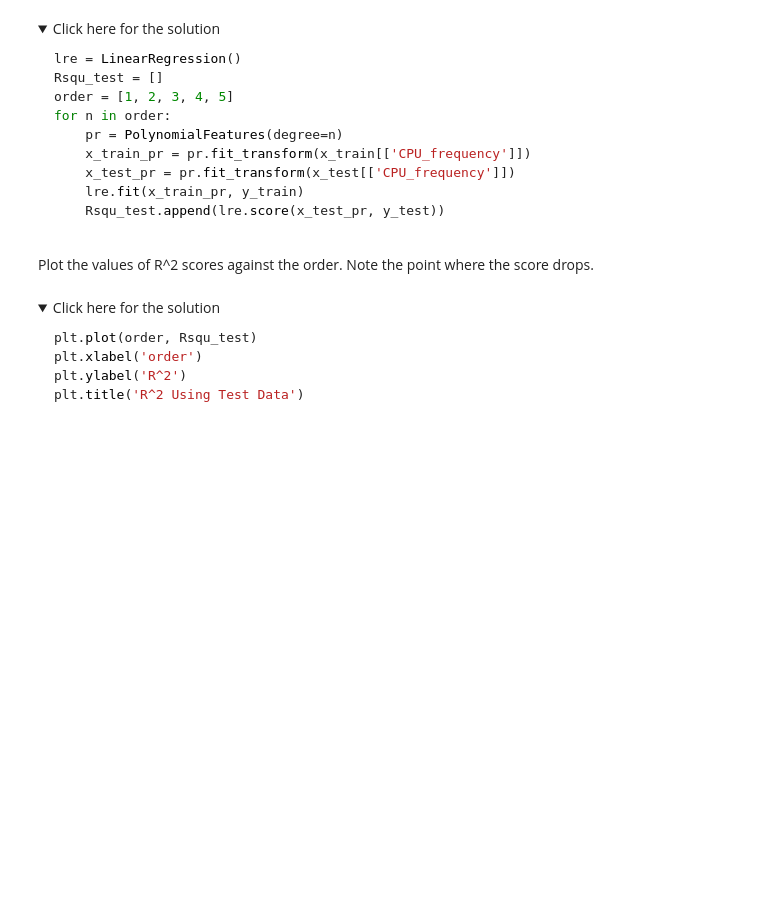
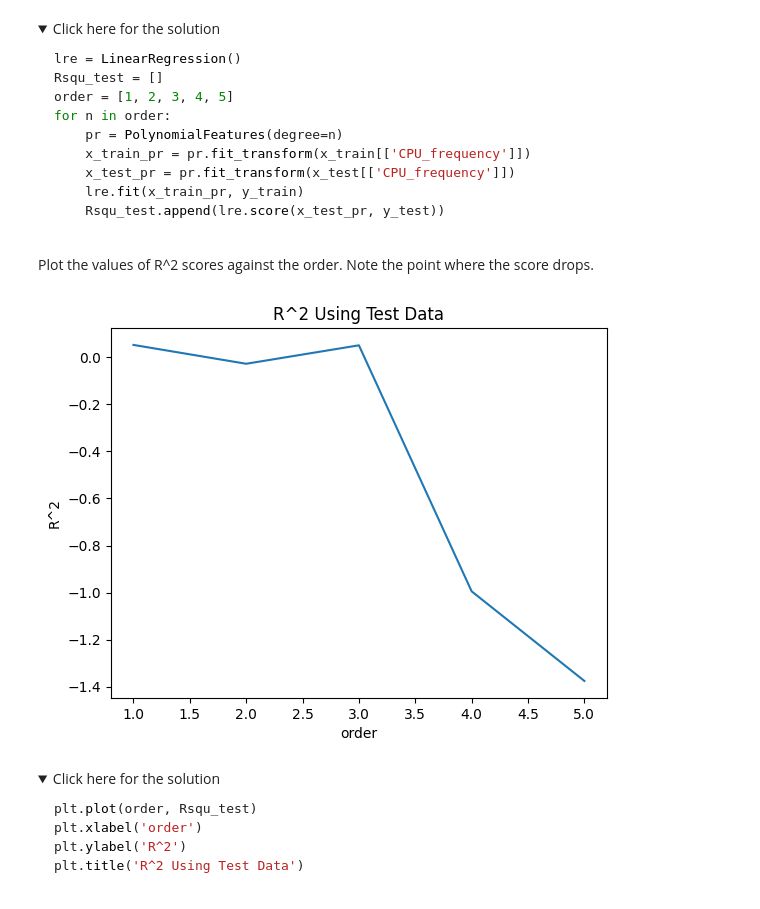
Before and after one commit to JP3000/learn-data-science, a Jupyter notebook: 04-data-analysis-with-python/DA0101EN-5.2-practice_model_evaluation/practice_model_evaluation.ipynb, the cells around one changed output. Drawn from its saved outputs; the diff is of its cells as text; code cells hidden in the pictures; folded sections open; blank space fills up the shorter version.

```diff
--- a/04-data-analysis-with-python/DA0101EN-5.2-practice_model_evaluation/practice_model_evaluation.ipynb
+++ b/04-data-analysis-with-python/DA0101EN-5.2-practice_model_evaluation/practice_model_evaluation.ipynb
@@ -93,6 +100,8 @@ df.drop(['Unnamed: 0', 'Unnamed: 0.1'], axis=1, inplace=True)
 Divide the dataset into x_data and y_data parameters. Here y_data is the "Price" attribute, and x_data has all other attributes in the data set.
 # %%
 # Write your code below and press Shift+Enter to execute
+y_data = df['Price']
+x_data = df.drop('Price',axis=1)
 # %% [markdown]
 <details><summary>Click here for the solution</summary>
 
@@ -150,6 +176,7 @@ print("The mean of the folds are", Rcross.mean(), "and the standard deviation is
 Split the data set into training and testing components again, this time reserving 50% of the data set for testing.
 # %%
 # Write your code below and press Shift+Enter to execute
+x_train, x_test, y_train, y_test = train_test_split(x_data, y_data, test_size=0.5, random_state=0)
 # %% [markdown]
 <details><summary>Click here for the solution</summary>
 
@@ -165,6 +192,15 @@ To identify the point of overfitting the model on the parameter "CPU_frequency",
 You need to evaluate the R^2 scores of the model created using different degrees of polynomial features, ranging from 1 to 5. Save this set of values of R^2 score as a list.
 # %%
 # Write your code below and press Shift+Enter to execute
+lre = LinearRegression()
+Rsqu_test = []
+order = [1, 2, 3, 4, 5]
+for n in order:
+    pr = PolynomialFeatures(degree=n)
+    x_train_pr = pr.fit_transform(x_train[['CPU_frequency']])
+    x_test_pr = pr.fit_transform(x_test[['CPU_frequency']])
+    lre.fit(x_train_pr, y_train)
+    Rsqu_test.append(lre.score(x_test_pr, y_test))
 # %% [markdown]
 <details><summary>Click here for the solution</summary>
 
@@ -185,6 +221,13 @@ for n in order:
 Plot the values of R^2 scores against the order. Note the point where the score drops.
 # %%
 # Write your code below and press Shift+Enter to execute
+plt.plot(order, Rsqu_test)
+plt.xlabel('order')
+plt.ylabel('R^2')
+plt.title('R^2 Using Test Data')
+plt.show()
+# %% [output]
+[figure, added]
 # %% [markdown]
 <details><summary>Click here for the solution</summary>
 
```
Also changed, not shown: parts of 7 cells of this notebook, 3 other files.
